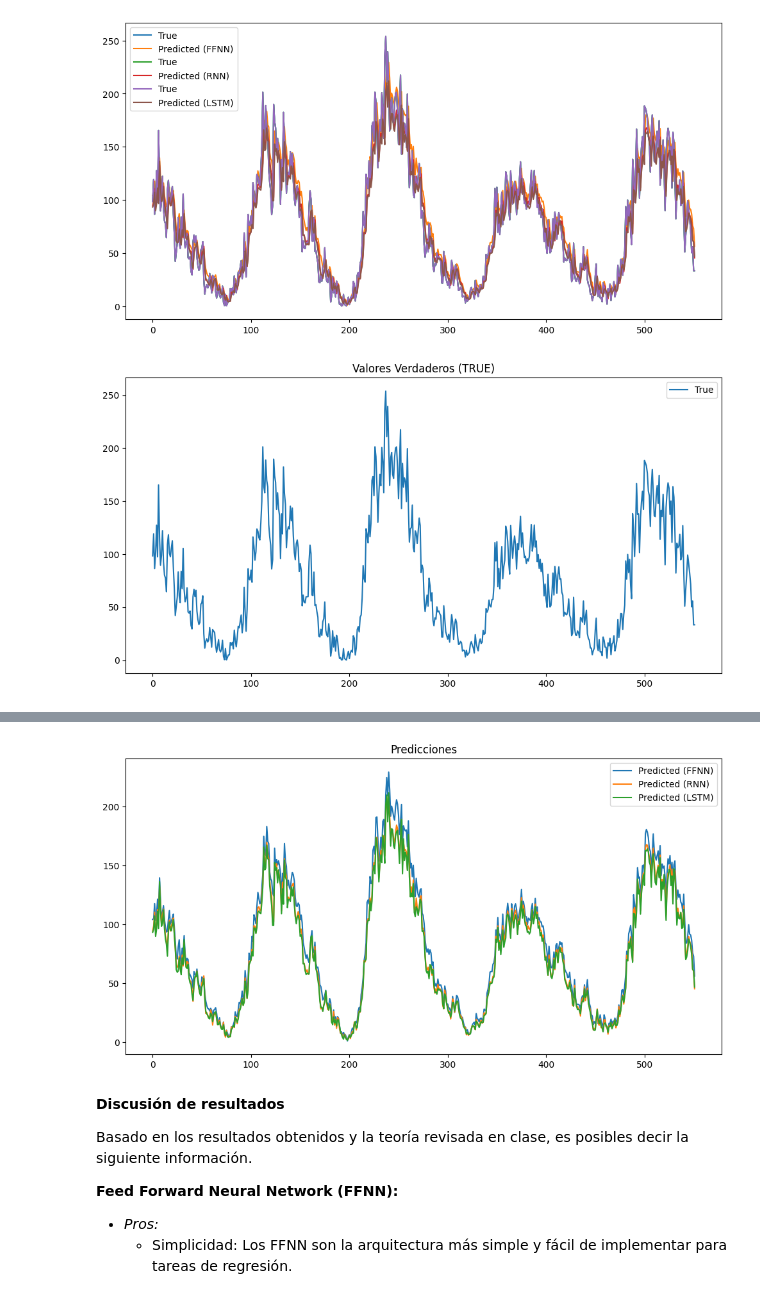
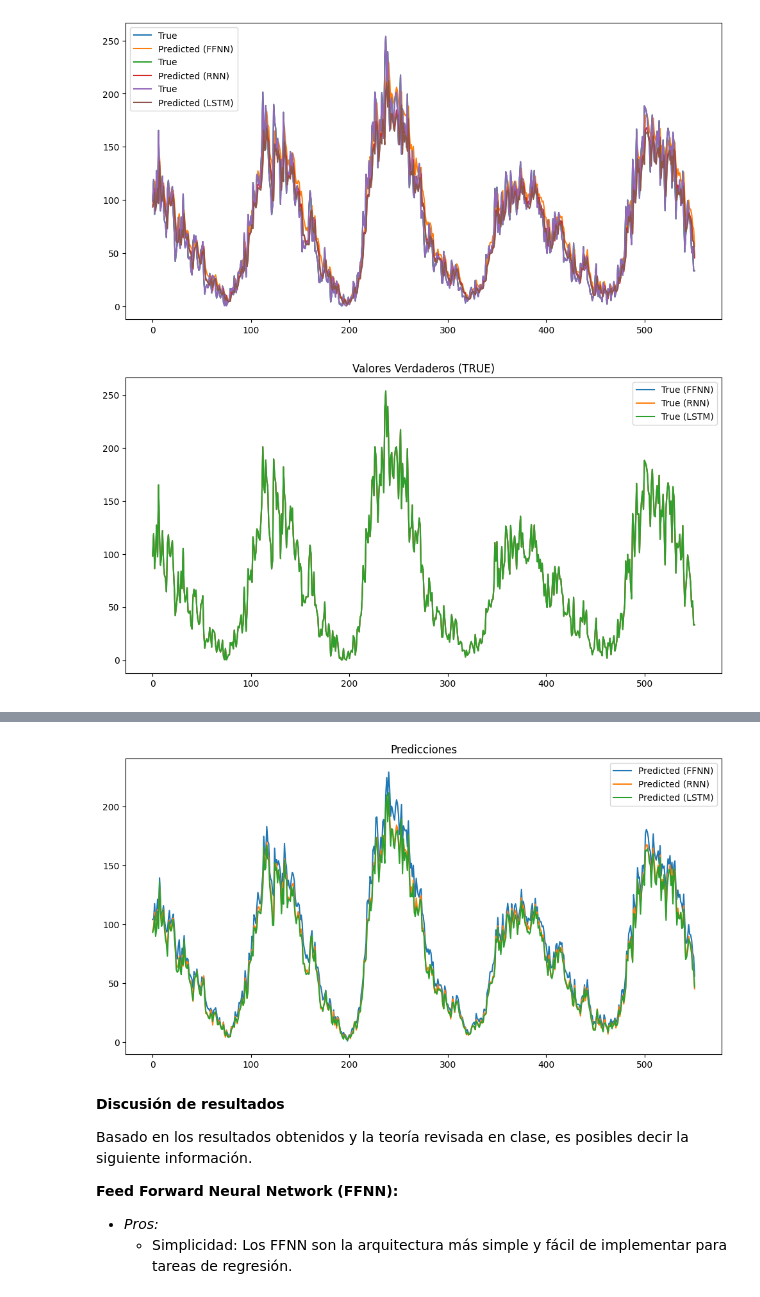
Before and after one commit to Marianadaso3/Lab3-DeepLearning, a Jupyter notebook: lab3.ipynb, the cells around one changed output, grey strips where cells are left out. Drawn from its saved outputs; the diff is of its cells as text; code cells hidden in the pictures.

Commit message:
cleaning true plots

```diff
--- a/lab3.ipynb
+++ b/lab3.ipynb
@@ -114,21 +114,24 @@ LSTM: Mean Squared Error = 0.006357717611116277
 [figure]
 # %%
 #Graficación más limpia/ordenada
-# Graficar valores verdaderos (TRUE)
+# Graficar valores verdaderos (TRUE) de los tres modelos juntos
+y_true = scaler.inverse_transform(y_test)
 plt.figure(figsize=(12, 6))
-plt.plot(scaler.inverse_transform(y_test), label='True')
+for name, _ in models:
+    plt.plot(y_true, label=f'True ({name})')
+
 plt.legend()
 plt.title('Valores Verdaderos (TRUE)')
 plt.show()
 
 # Graficar resultados
 plt.figure(figsize=(12, 6))
 for name, model in models:
     y_pred = model.predict(X_test)
     plt.plot(scaler.inverse_transform(y_pred), label=f'Predicted ({name})')
 
 plt.legend()
 plt.title('Predicciones')
 plt.show()
 # %% [output]
-[figure, old version]
+[figure, new version]
```
Also changed, not shown: parts of 1 cell of this notebook.
